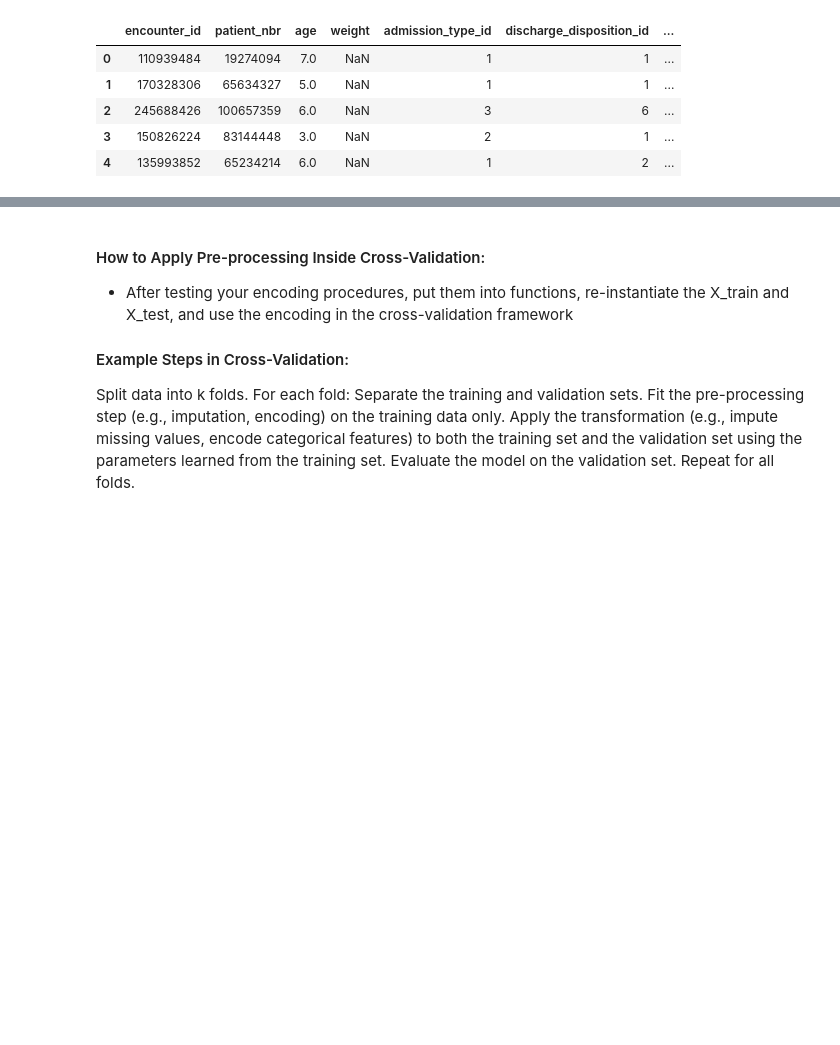
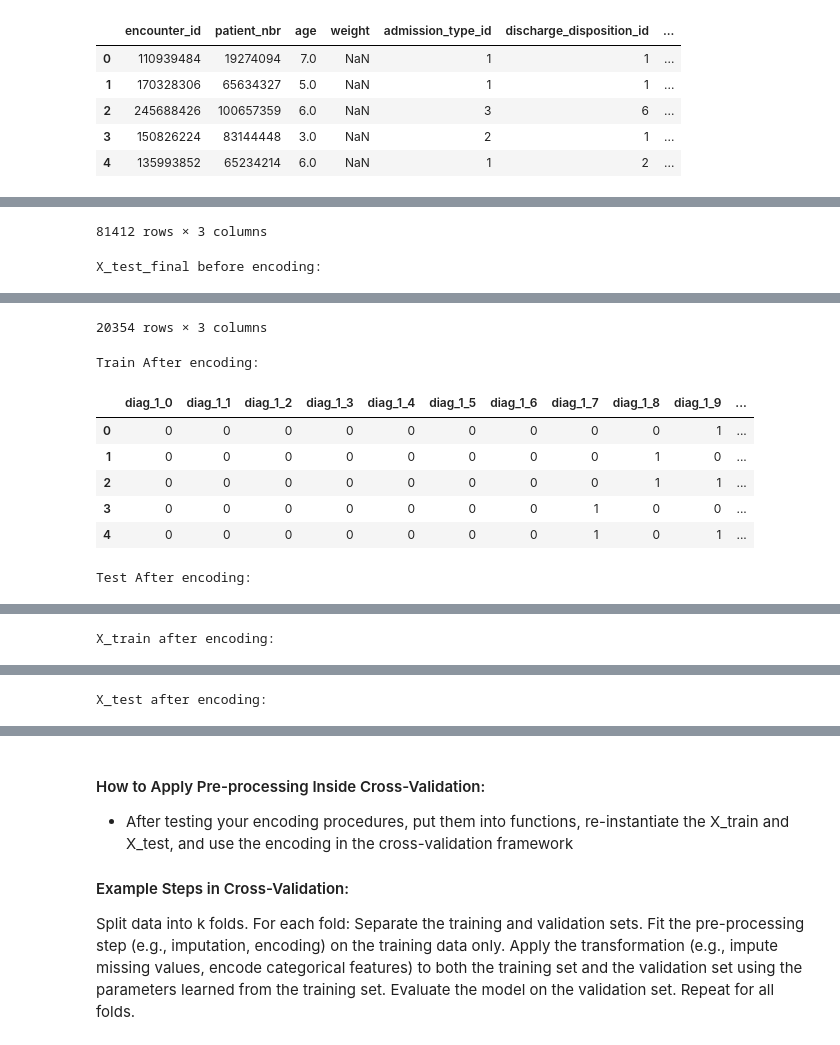
Before and after one commit to iamgiulyUCL/COMP0189Applied-Artificial-IntelligenceUCL, a Jupyter notebook: COMP0189_coursework_1.ipynb, the cells around one changed output, grey strips where cells are left out. Saved outputs shown, nothing was run; the diff lists cells and outputs as text; code cells hidden in the pictures; blank space fills up the shorter version.

Commit message:
2.1 - encoded up to diag_1, diag_2, and diag_3

```diff
--- a/COMP0189_coursework_1.ipynb
+++ b/COMP0189_coursework_1.ipynb
@@ -1664,7 +1665,7 @@ above_50 = ['medical_specialty']
 from sklearn.preprocessing import OneHotEncoder
 
 # Initialize the OneHotEncoder
-onehot_encoder = OneHotEncoder(handle_unknown='ignore', sparse_output=False) #TODO: handle unknown ? #TODO: drop in G colab lab week1
+onehot_encoder = OneHotEncoder(handle_unknown='ignore', sparse_output=False)
 
 # Fit on training data and apply to both train and test
 train_onehot_encoded = onehot_encoder.fit_transform(X_train[below_10])
@@ -1687,22 +1688,16 @@ display(X_test[below_10])
 X_train = X_train.reset_index(drop=True)
 X_test = X_test.reset_index(drop=True)
 
-train_one_hot_encoded_df_final = pd.concat([X_train.drop(below_10, axis=1), train_encoded_df.reset_index(drop=True)], axis=1)
-test_one_hot_encoded_df_final = pd.concat([X_test.drop(below_10, axis=1), test_encoded_df.reset_index(drop=True)], axis=1)
+X_train = pd.concat([X_train.drop(below_10, axis=1), train_encoded_df.reset_index(drop=True)], axis=1)
+X_test = pd.concat([X_test.drop(below_10, axis=1), test_encoded_df.reset_index(drop=True)], axis=1)
 
 
 
 # after
 print("X_train after encoding:")
-display(train_one_hot_encoded_df_final.head())
+display(X_train.head())
 print("X_test after encoding")
-display(test_one_hot_encoded_df_final.head())
-
-## TODO: Implement the one-hot encoding for the below 10
-## TODO: Implement the others ecc.
-## TODO: pay attention a diag_1_diag_2_diag_3 columns
-## TODO: re-read the cw pdf to understan how to encode tha target variable
-## TODO: the more long part is the Model Training and Evaluation, so focus on that
+display(X_test.head())
 # %% [output]
 Below 10 Cardinality Features:
 ['race', 'gender', 'change', 'diabetesMed', 'admission_type_id_description']
@@ -1751,0 +1869,50 @@ X_test after encoding
+# %%
+# Step 5: Binary Encoding for diag_1, diag_2, diag_3 features
+from category_encoders import BinaryEncoder
+
+# Concat features
+diag_features = ['diag_1', 'diag_2', 'diag_3']
+
+# Check the appending of the feature
+print("Features:")
+print(diag_features)
+
+# Before
+print("X_train_final before encoding:")
+display(X_train[diag_features])
+print("X_test_final before encoding:")
+display(X_test[diag_features])
+
+# Initialize the BinaryEncoder
+binary_encoder = BinaryEncoder()
+
+# Fit and transform the training set
+df_train_binary_encoded_diags = binary_encoder.fit_transform(X_train[diag_features])
+# Transform the test set using the same encoder (without fitting it again)
+df_test_binary_encoded_diags = binary_encoder.transform(X_test[diag_features])
+
+
+# After
+print("Train After encoding:")
+display(df_train_binary_encoded_diags.head())
+print("Test After encoding:")
+display(df_test_binary_encoded_diags.head())
+
+# Remove the original columns from the training and test sets
+X_train.drop(columns=diag_features, inplace=True)
+X_test.drop(columns=diag_features, inplace=True)
+
+# Concatenate the binary-encoded features with the remaining columns
+X_train = pd.concat([X_train.reset_index(drop=True), df_train_binary_encoded_diags.reset_index(drop=True)], axis=1)
+X_test = pd.concat([X_test.reset_index(drop=True), df_test_binary_encoded_diags.reset_index(drop=True)], axis=1)
+
+# After
+print("X_train after encoding:")
+display(X_train.head())
+print("X_test after encoding:")
+display(X_test.head())
+
+## TODO: pay attention a diag_1_diag_2_diag_3 columns
+## TODO: re-read the cw pdf to understan how to encode tha target variable
+## TODO: the more long part is the Model Training and Evaluation, so focus on that
+# %% [output]
@@ -1751,0 +1934,2 @@ X_test after encoding
+81412 rows × 3 columns
+X_test_final before encoding:
@@ -1751,0 +1948,9 @@ X_test after encoding
+20354 rows × 3 columns
+Train After encoding:
+|  | diag_1_0 | diag_1_1 | diag_1_2 | diag_1_3 | diag_1_4 | diag_1_5 | diag_1_6 | diag_1_7 | diag_1_8 | diag_1_9 | ... |
+| 0 | 0 | 0 | 0 | 0 | 0 | 0 | 0 | 0 | 0 | 1 | ... |
+| 1 | 0 | 0 | 0 | 0 | 0 | 0 | 0 | 0 | 1 | 0 | ... |
+| 2 | 0 | 0 | 0 | 0 | 0 | 0 | 0 | 0 | 1 | 1 | ... |
+| 3 | 0 | 0 | 0 | 0 | 0 | 0 | 0 | 1 | 0 | 0 | ... |
+| 4 | 0 | 0 | 0 | 0 | 0 | 0 | 0 | 1 | 0 | 1 | ... |
+Test After encoding:
@@ -1751,0 +1963 @@ X_test after encoding
+X_train after encoding:
@@ -1751,0 +1970 @@ X_test after encoding
+X_test after encoding:
```
Also changed, not shown: parts of 12 cells of this notebook.
